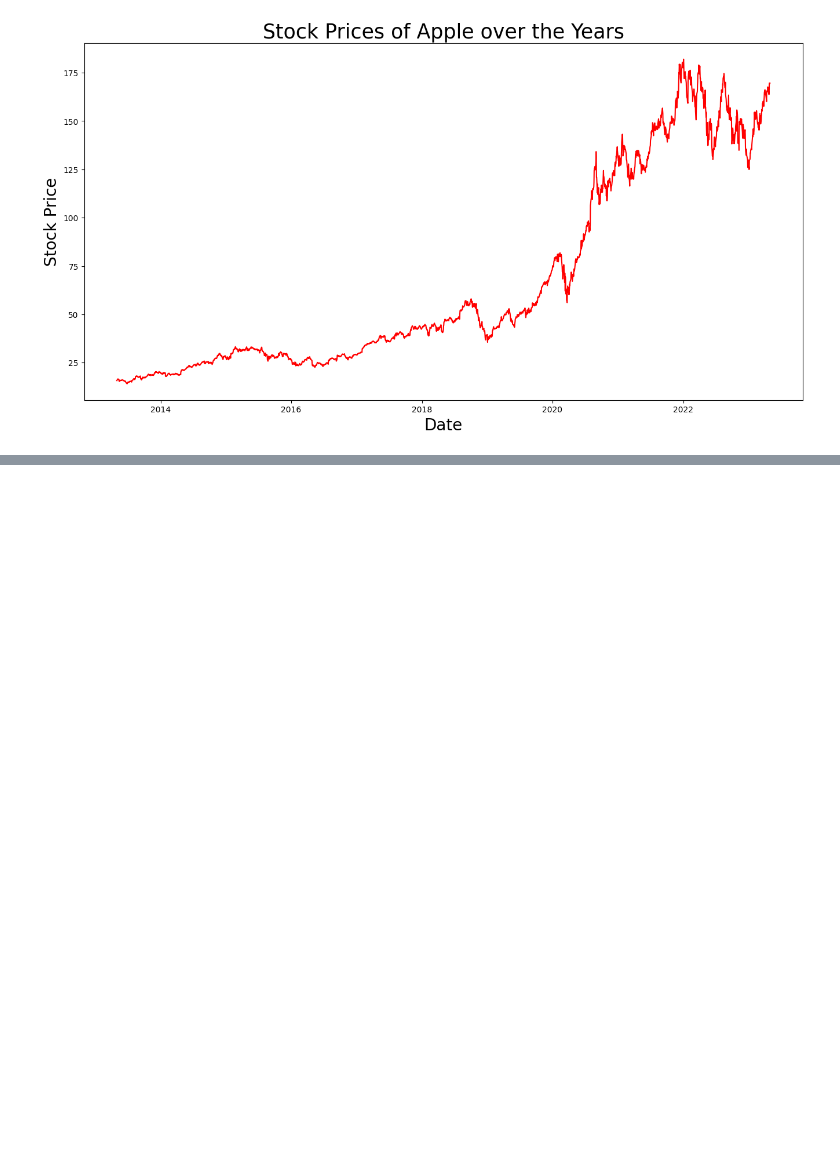
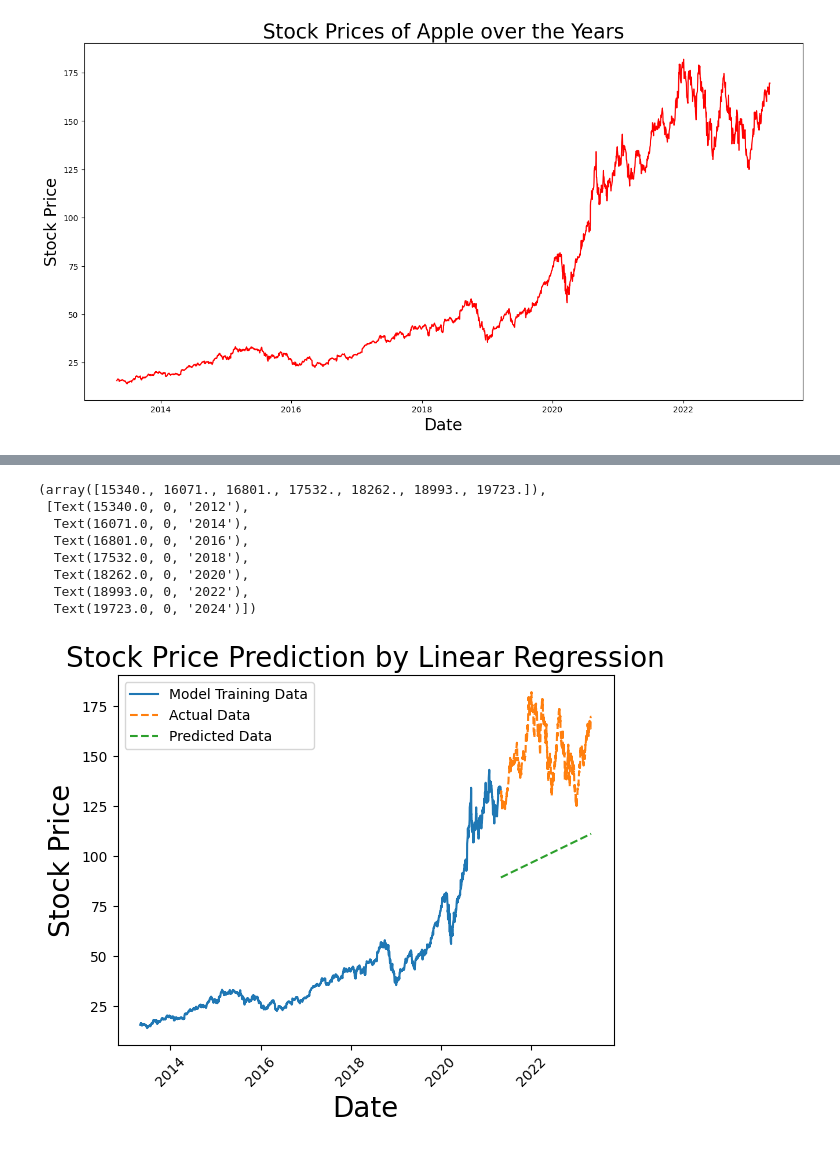
Before and after one commit to Radko99/Apple-stocks-wrangling-cleaning, a Jupyter notebook: Stocks_predictions.ipynb, the cells around one changed output, grey strips where cells are left out. Saved outputs shown, nothing was run; the diff lists cells and outputs as text; code cells hidden in the pictures; blank space fills up the shorter version.

```diff
--- a/Stocks_predictions.ipynb
+++ b/Stocks_predictions.ipynb
@@ -183,0 +245,23 @@ Text(0.5, 1.0, 'Stock Prices of Apple over the Years')
+# %%
+# Setting indexes
+df_train = df_train.set_index(["Date"])
+df_test = df_test.set_index(["Date"])
+
+# Plot
+plt.plot(df_train["Price"])
+plt.plot(df_test[["Price", "Predictions"]], linestyle = "--")
+plt.xlabel("Date",size=20)
+plt.ylabel("Stock Price",size=20)
+plt.title("Stock Price Prediction by Linear Regression",size=20)
+plt.legend(["Model Training Data","Actual Data","Predicted Data"])
+plt.xticks(rotation = 45)
+# %% [output]
+(array([15340., 16071., 16801., 17532., 18262., 18993., 19723.]),
+ [Text(15340.0, 0, '2012'),
+  Text(16071.0, 0, '2014'),
+  Text(16801.0, 0, '2016'),
+  Text(17532.0, 0, '2018'),
+  Text(18262.0, 0, '2020'),
+  Text(18993.0, 0, '2022'),
+  Text(19723.0, 0, '2024')])
+[figure, added]
```
Also changed, not shown: parts of 9 cells of this notebook.
